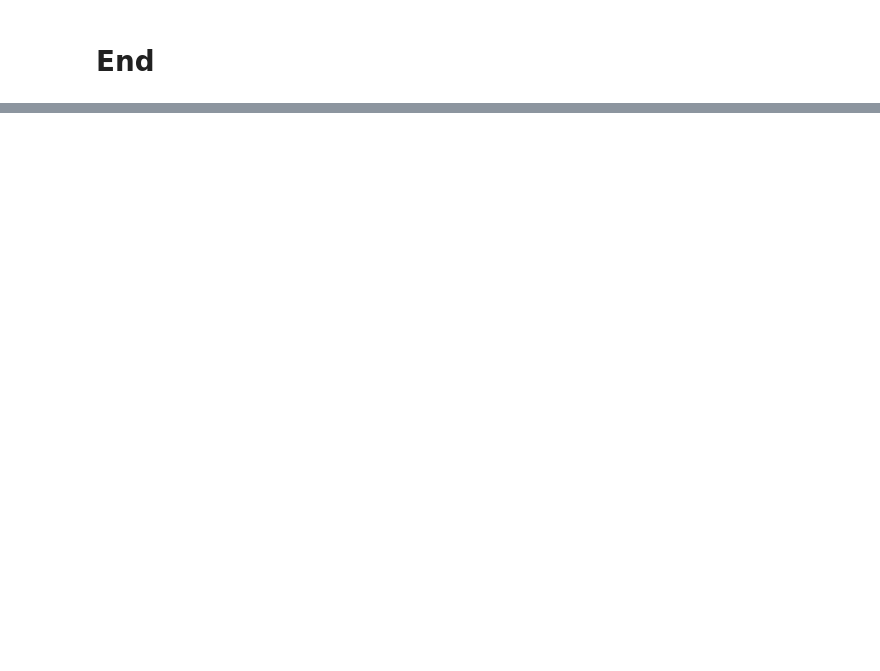
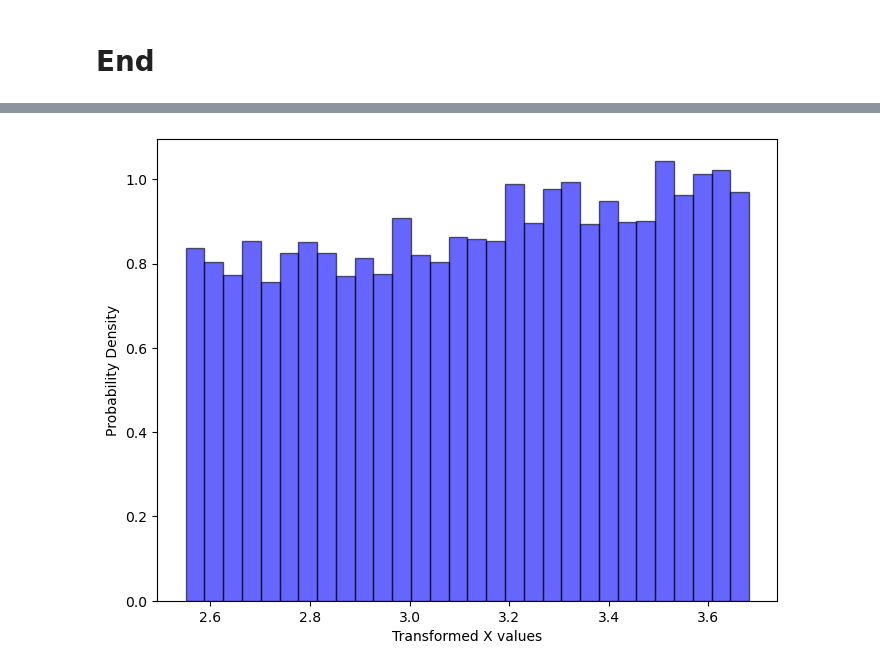
Before and after one commit to Aether-Ren/Multioutput_FixedG_GP, a Jupyter notebook: Docu.ipynb, the cells around one changed output, grey strips where cells are left out. Saved outputs shown, nothing was run; the diff lists cells and outputs as text; code cells hidden in the pictures; blank space fills up the shorter version.

```diff
--- a/Docu.ipynb
+++ b/Docu.ipynb
@@ -361,19 +359,21 @@ def affine_transform(x, loc=0.1, scale=5 - 0.1):
     return loc + scale * x
 # %%
 # Apply sigmoid transform to the generated data
-x_1 = affine_transform(x,3,1.5)
-x_2 = sigmoid(x)
-x_transformed = affine_transform(x_2)
+# x_1 = affine_transform(x,3,1.5)
+x_transformed = sigmoid(x)
+x_transformed = affine_transform(x_transformed)
 
 # Plot the transformed distribution
 plt.figure(figsize=(8, 6))
 plt.hist(x_transformed, bins=30, density=True, alpha=0.6, color='b', edgecolor='black')
 
 # Labeling the plot
 plt.xlabel("Transformed X values")
 plt.ylabel("Probability Density")
 
 plt.show()
+# %% [output]
+[figure, added]
 # %%
 import numpy as np
 import scipy.stats as stats
```
Also changed, not shown: parts of 9 cells of this notebook, 1 other file.
